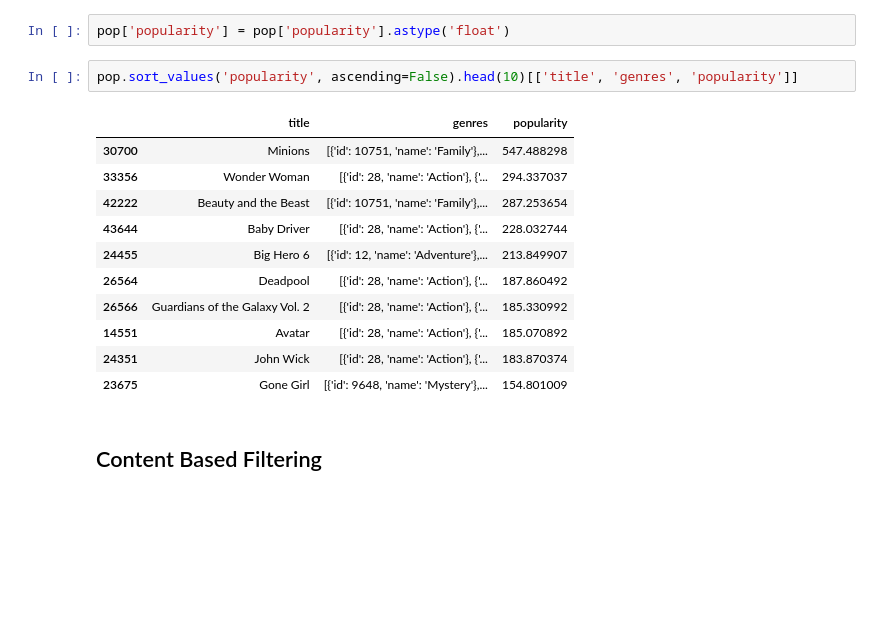
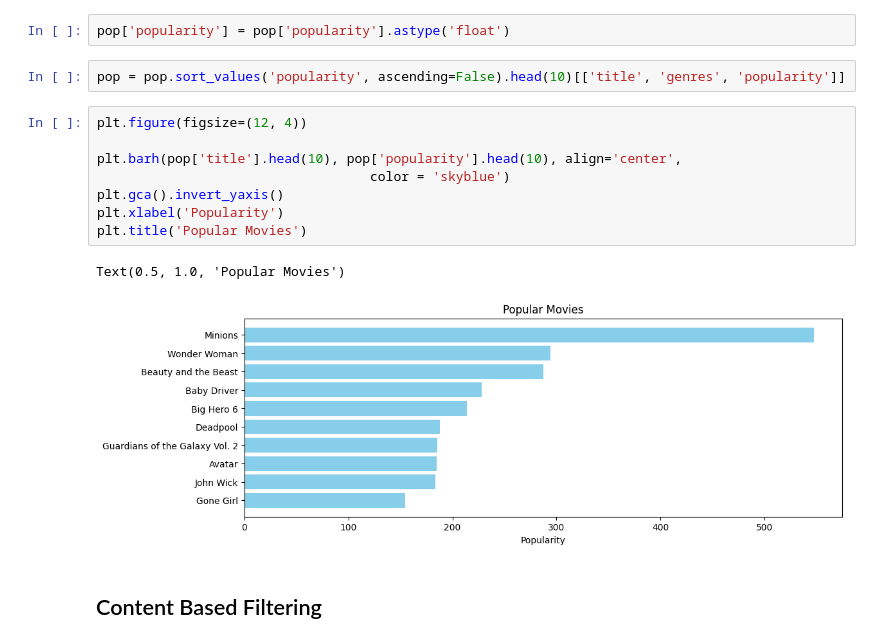
Before and after one commit to TanatB/Movies_Recommendation, a Jupyter notebook: main.ipynb, the cells around one changed output. Drawn from its saved outputs; the diff is of its cells as text; blank space fills up the shorter version.

Commit message:
plotted top10 Popular Movies and learnt TF-IDF.

```diff
--- a/main.ipynb
+++ b/main.ipynb
@@ -198,19 +202,18 @@ Name: 35588, dtype: object
 # %%
 pop['popularity'] = pop['popularity'].astype('float')
 # %%
-pop.sort_values('popularity', ascending=False).head(10)[['title', 'genres', 'popularity']]
+pop = pop.sort_values('popularity', ascending=False).head(10)[['title', 'genres', 'popularity']]
-# %% [output]
-|  | title | genres | popularity |
-| 30700 | Minions | [{'id': 10751, 'name': 'Family'},... | 547.488298 |
-| 33356 | Wonder Woman | [{'id': 28, 'name': 'Action'}, {'... | 294.337037 |
-| 42222 | Beauty and the Beast | [{'id': 10751, 'name': 'Family'},... | 287.253654 |
-| 43644 | Baby Driver | [{'id': 28, 'name': 'Action'}, {'... | 228.032744 |
-| 24455 | Big Hero 6 | [{'id': 12, 'name': 'Adventure'},... | 213.849907 |
-| 26564 | Deadpool | [{'id': 28, 'name': 'Action'}, {'... | 187.860492 |
-| 26566 | Guardians of the Galaxy Vol. 2 | [{'id': 28, 'name': 'Action'}, {'... | 185.330992 |
-| 14551 | Avatar | [{'id': 28, 'name': 'Action'}, {'... | 185.070892 |
-| 24351 | John Wick | [{'id': 28, 'name': 'Action'}, {'... | 183.870374 |
-| 23675 | Gone Girl | [{'id': 9648, 'name': 'Mystery'},... | 154.801009 |
+# %%
+plt.figure(figsize=(12, 4))
+
+plt.barh(pop['title'].head(10), pop['popularity'].head(10), align='center',
+                                   color = 'skyblue')
+plt.gca().invert_yaxis()
+plt.xlabel('Popularity')
+plt.title('Popular Movies')
+# %% [output]
+Text(0.5, 1.0, 'Popular Movies')
+[figure, added]
 # %% [markdown]
 ## Content Based Filtering
 # %%
```
Also changed, not shown: parts of 8 cells of this notebook.
